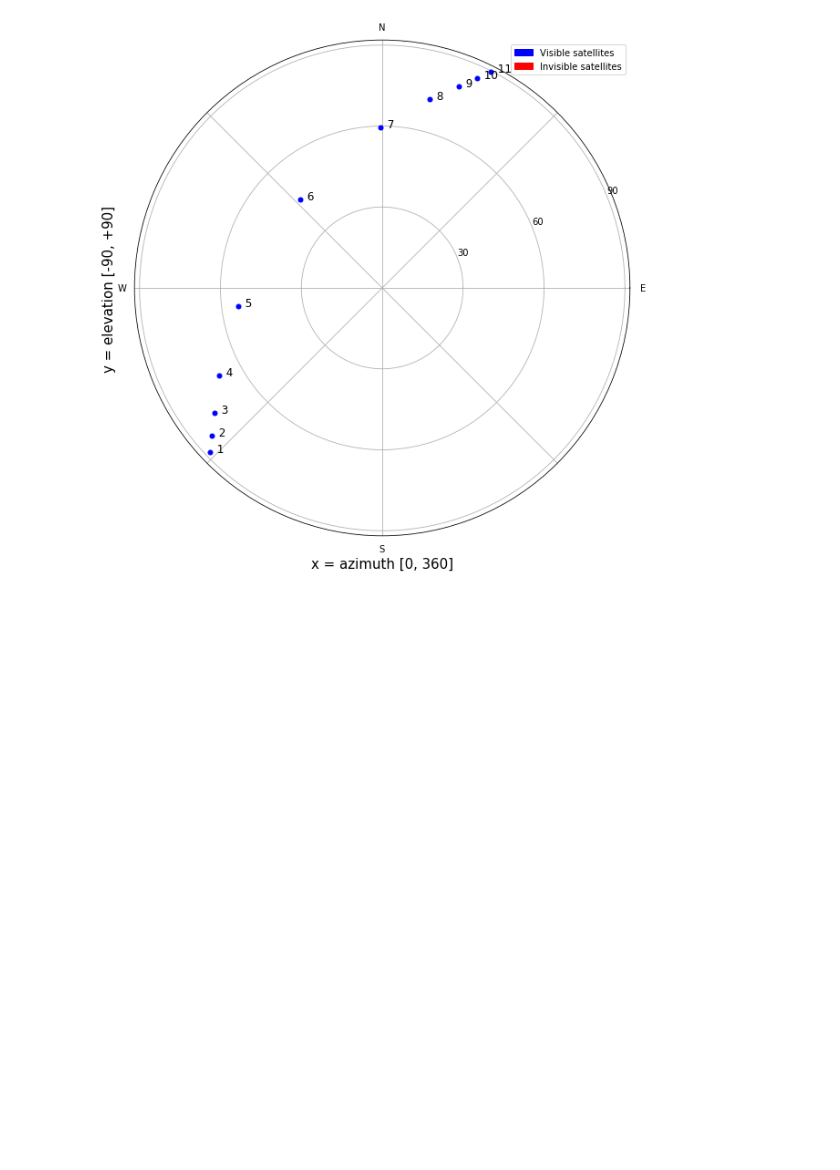
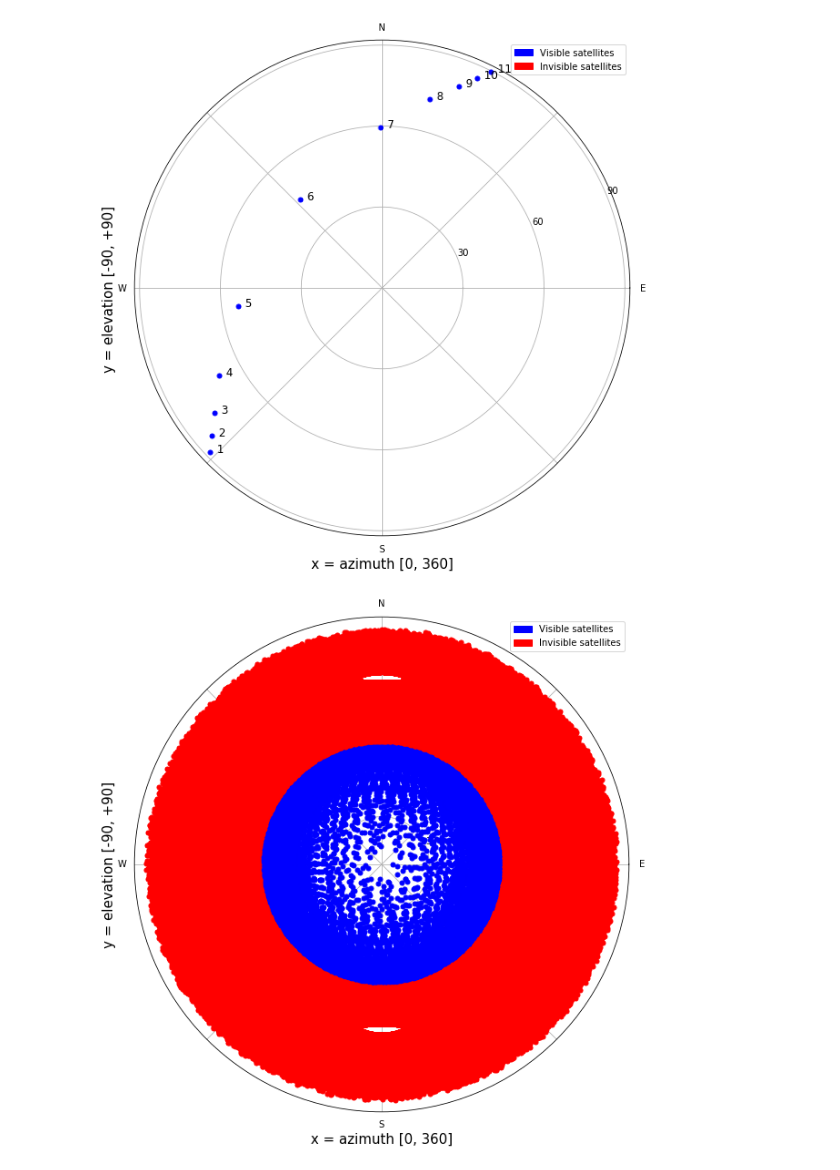
Before and after one commit to PI2-sunflower/satellite-tracker, a Jupyter notebook: notebooks/az-el-plots.ipynb, the cells around one changed output. Saved outputs shown, nothing was run; the diff lists cells and outputs as text; code cells hidden in the pictures; blank space fills up the shorter version.

```diff
--- a/notebooks/az-el-plots.ipynb
+++ b/notebooks/az-el-plots.ipynb
@@ -186,13 +186,13 @@ def see_satellite(satellite, obs_lat, obs_lon, obs_alt, start=None, count=10, st
         azimuth.append(az)
         elevation.append(el)
 
-    print(azimuth)
-    print(elevation)
+    #print(azimuth)
+    #print(elevation)
 
     plot_az_el(azimuth, elevation)
     dates = [x[1] for x in positions_at]
     ax = plt.gca()
-    annotate_satellite(ax, azimuth, elevation, dates)
+    #annotate_satellite(ax, azimuth, elevation, dates)
     plt.show()
 # %%
 OBS_LAT = -15.989620
@@ -230,3 +230,28 @@ see_satellite(iss, OBS_LAT, OBS_LON, OBS_ALT, start=start, count=11, step=60)
 | 10 | 24.402861 | 4.536008 | 2018-10-03 15:06:00+00:00 |
 | 11 | 26.705556 | 0.363223 | 2018-10-03 15:07:00+00:00 |
 [figure]
+# %%
+from tle_getter import get_tle
+
+
+aquariuss_tle = get_tle(name='AQUARIUS')
+aquariuss = twoline2rv(*aquariuss_tle, wgs84)
+
+
+start = datetime(year=2018,
+                 month=10,
+                 day=3,
+                 hour=18,
+                 minute=48,
+                 second=3,
+                 tzinfo=timezone.utc)
+
+start += timedelta(hours=3)
+
+lat = -15.995
+lon = -48.047
+alt = 1201
+
+see_satellite(aquariuss, lat, lon, alt, start=start, count=500000, step=10)
+# %% [output]
+[figure, added]
```
Also changed, not shown: parts of 3 cells of this notebook, 1 other file.
